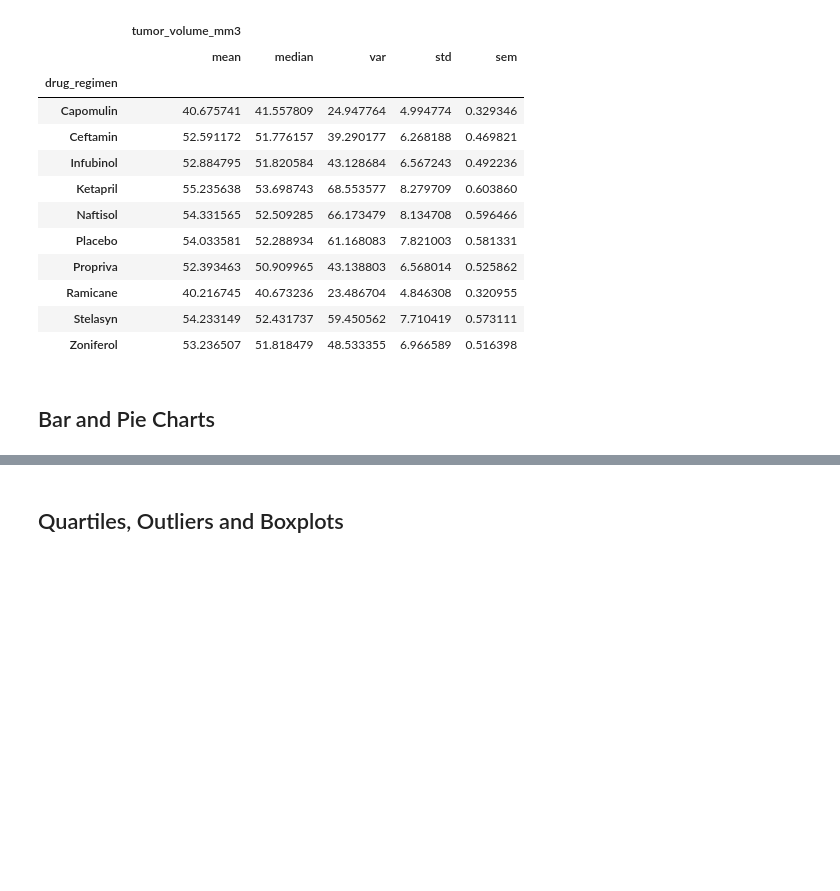
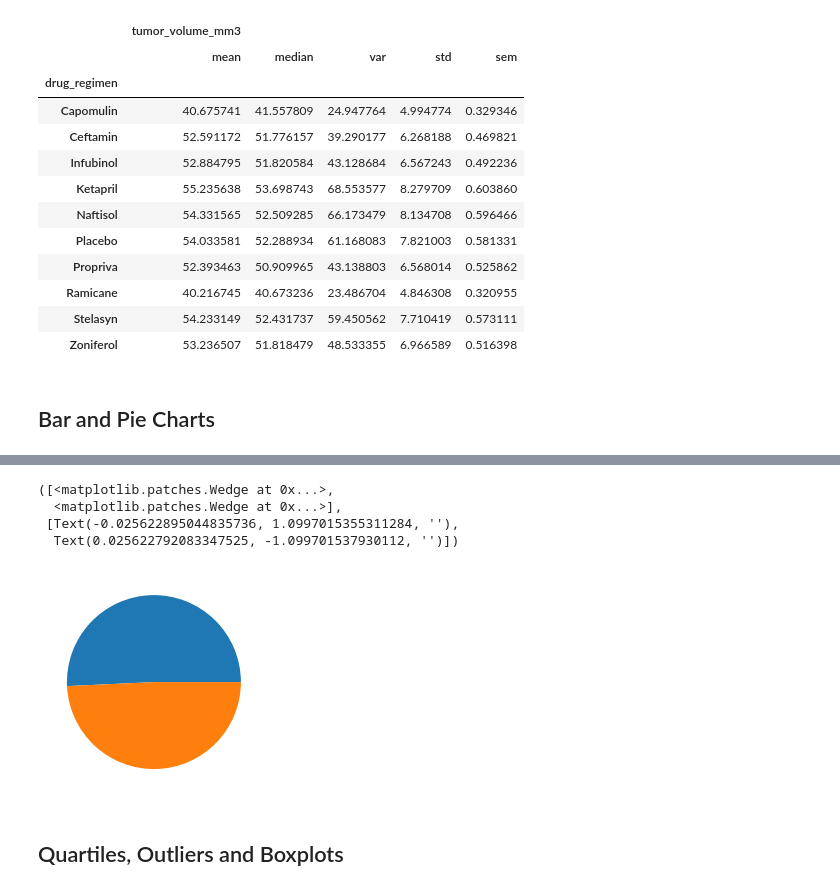
Before and after one commit to rketchum95/Matplotlib-challenge, a Jupyter notebook: main.ipynb, the cells around one changed output, grey strips where cells are left out. Drawn from its saved outputs; the diff is of its cells as text; code cells hidden in the pictures; blank space fills up the shorter version.

```diff
--- a/main.ipynb
+++ b/main.ipynb
@@ -147,2 +151,9 @@ KeyError: 'measurements'
 # %%
-# Generate a pie plot showing the distribution of female versus male mice using pandas
+# Generate a pie plot showing the distribution of female versus male mice using pyplot
+plt.pie(clean_study_data_df['Sex'].value_counts())
+# %% [output]
+([<matplotlib.patches.Wedge at 0x...>,
+  <matplotlib.patches.Wedge at 0x...>],
+ [Text(-0.025622895044835736, 1.0997015355311284, ''),
+  Text(0.025622792083347525, -1.099701537930112, '')])
+[figure, added]
```
Also changed, not shown: parts of 5 cells of this notebook.
